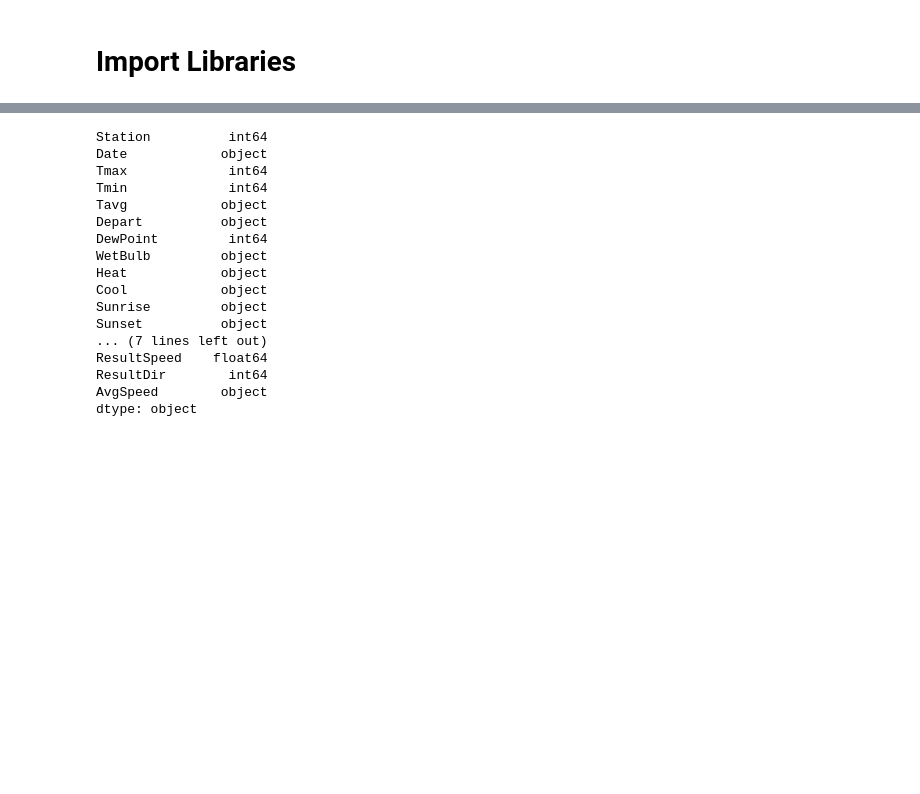
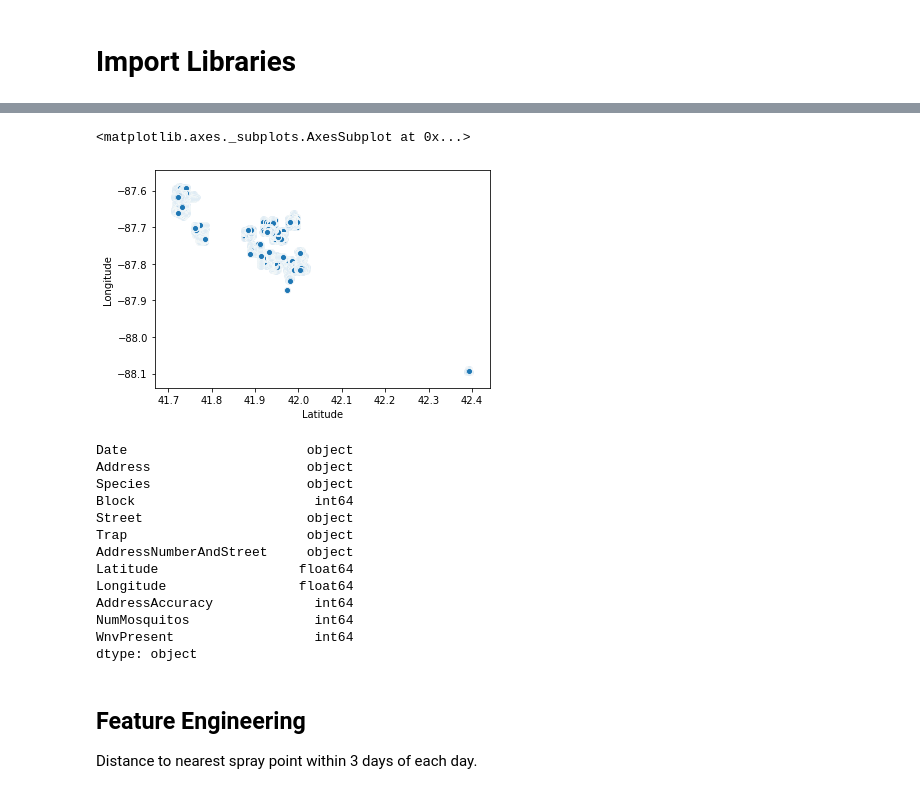
Before and after one commit to bearylogical/west_nile_colab, a Jupyter notebook: 01_EDA.ipynb, the cells around one changed output, grey strips where cells are left out. Cells and saved outputs as stored; diff of their text form; code cells hidden in the pictures; blank space fills up the shorter version.

```diff
--- a/01_EDA.ipynb
+++ b/01_EDA.ipynb
@@ -29,0 +11,5 @@ Name: 1, dtype: object
+# %%
+train = pd.read_csv('train.csv')
+weather = pd.read_csv('weather.csv')
+spray = pd.read_csv('spray.csv')
+test = pd.read_csv('test.csv')
@@ -30,20 +32,21 @@ Name: 1, dtype: object
+# %%
+sns.scatterplot(x='Latitude',y='Longitude',data=spray)
+# %% [output]
+<matplotlib.axes._subplots.AxesSubplot at 0x...>
+[figure, added]
 # %%
-weather.dtypes
+train.dtypes
 # %% [output]
-Station          int64
-Date            object
-Tmax             int64
-Tmin             int64
-Tavg            object
-Depart          object
-DewPoint         int64
-WetBulb         object
-Heat            object
-Cool            object
-Sunrise         object
-Sunset          object
-... (7 lines left out)
-ResultSpeed    float64
-ResultDir        int64
-AvgSpeed        object
+Date                       object
+Address                    object
+Species                    object
+Block                       int64
+Street                     object
+Trap                       object
+AddressNumberAndStreet     object
+Latitude                  float64
+Longitude                 float64
+AddressAccuracy             int64
+NumMosquitos                int64
+WnvPresent                  int64
 dtype: object
@@ -49,0 +55,4 @@ dtype: object
+# %% [markdown]
+## Feature Engineering
+
+Distance to nearest spray point within 3 days of each day.
```
Also changed, not shown: parts of 26 cells of this notebook, 1 other file.
